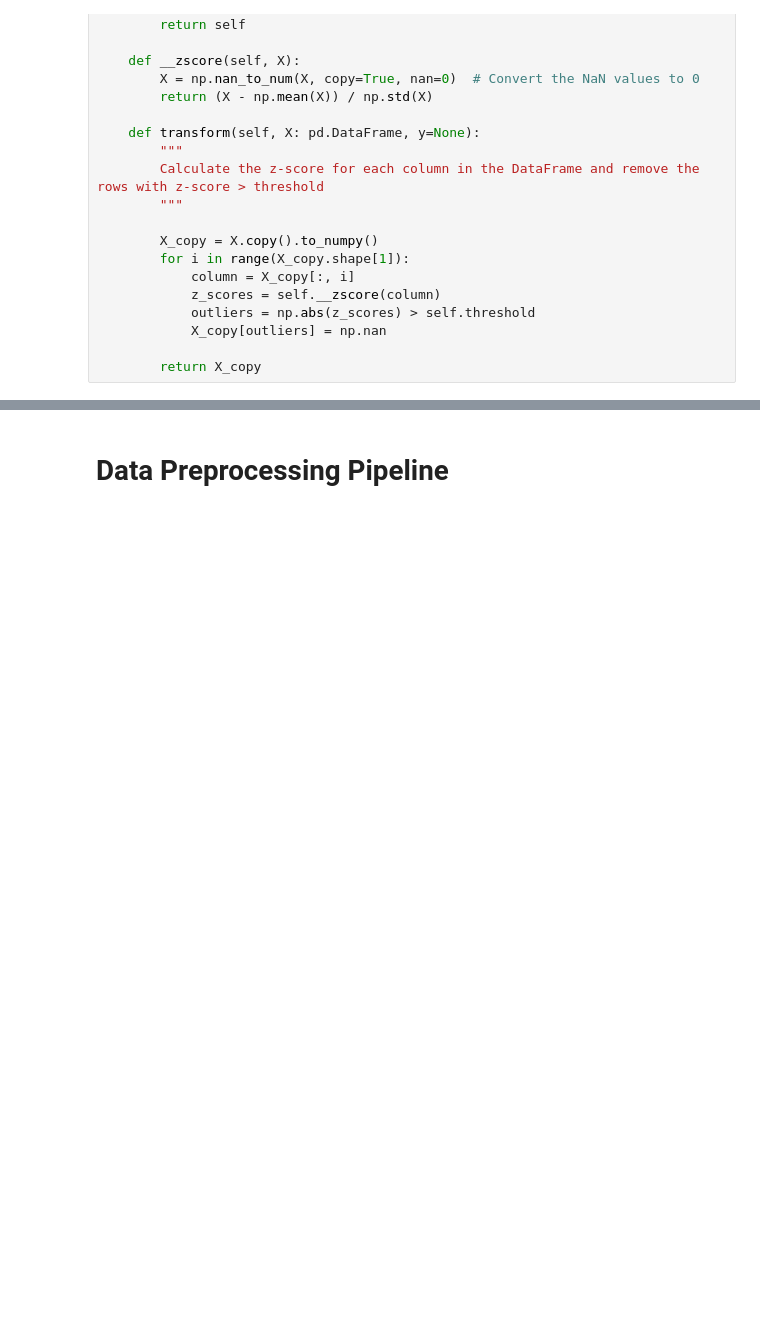
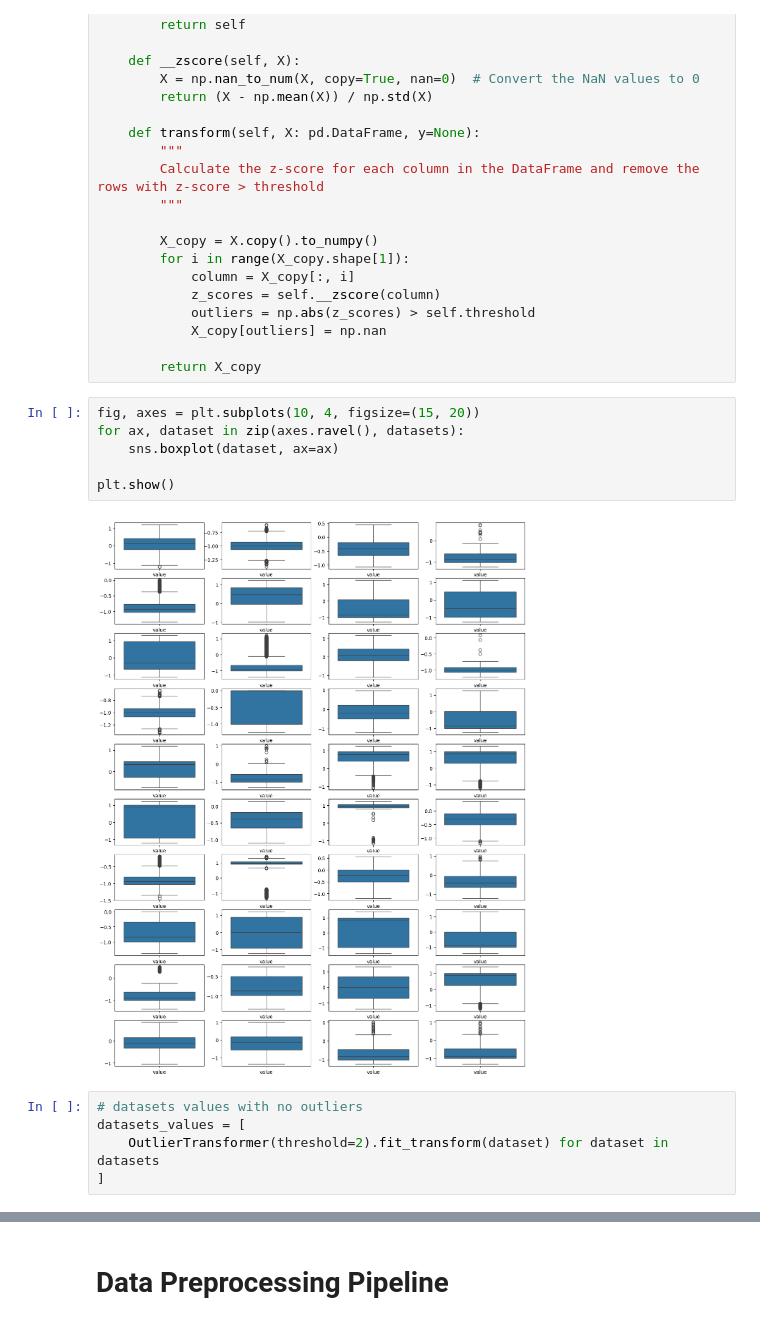
Before and after one commit to MMostafa-Hub/time-series-forecaster, a Jupyter notebook: notebooks/preprocessing.ipynb, the cells around one changed output, grey strips where cells are left out. Saved outputs shown, nothing was run; the diff lists cells and outputs as text; blank space fills up the shorter version.

Commit message:
Visualize the outlier removal and Implement Interpolation transformer

```diff
--- a/notebooks/preprocessing.ipynb
+++ b/notebooks/preprocessing.ipynb
@@ -67,4 +69,17 @@ class OutlierTransformer(BaseEstimator, TransformerMixin):
             X_copy[outliers] = np.nan
 
         return X_copy
+# %%
+fig, axes = plt.subplots(10, 4, figsize=(15, 20))
+for ax, dataset in zip(axes.ravel(), datasets):
+    sns.boxplot(dataset, ax=ax)
+
+plt.show()
+# %% [output]
+[figure, added]
+# %%
+# datasets values with no outliers
+datasets_values = [
+    OutlierTransformer(threshold=2).fit_transform(dataset) for dataset in datasets
+]
 # %%
```
Also changed, not shown: parts of 9 cells of this notebook.
